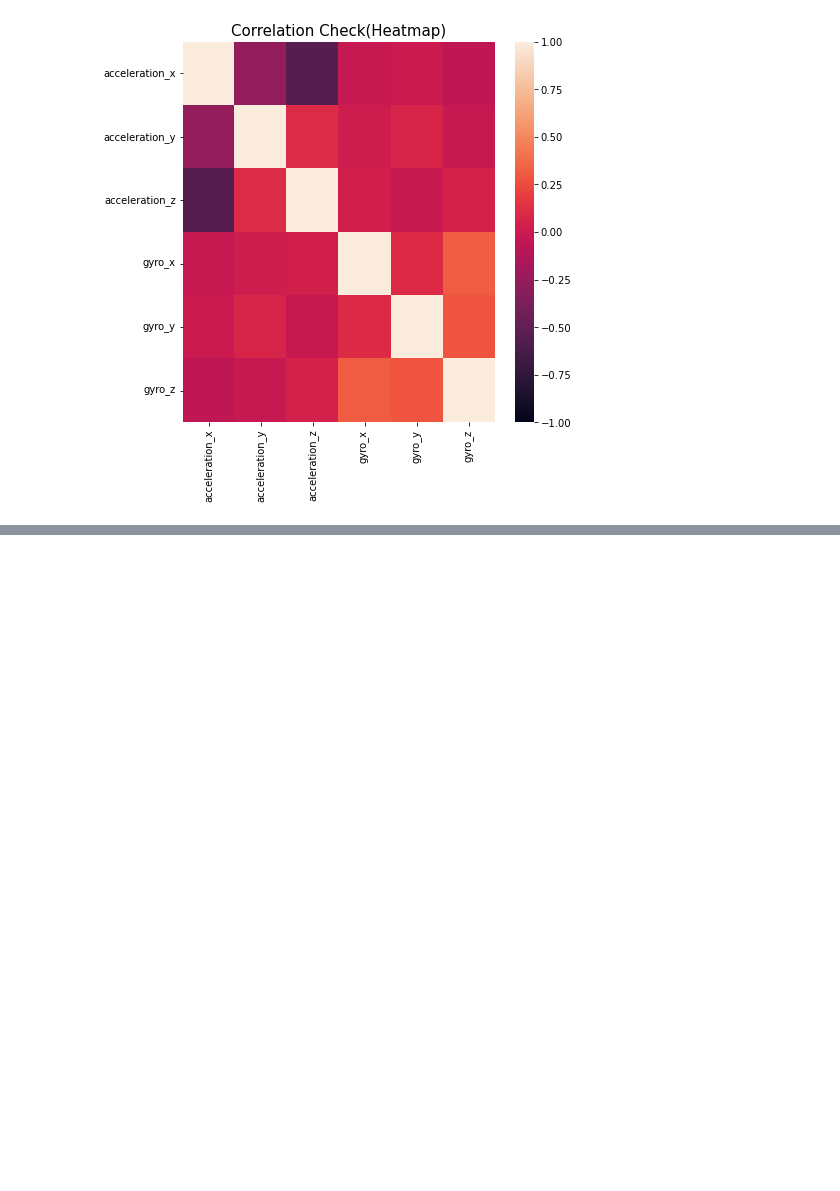
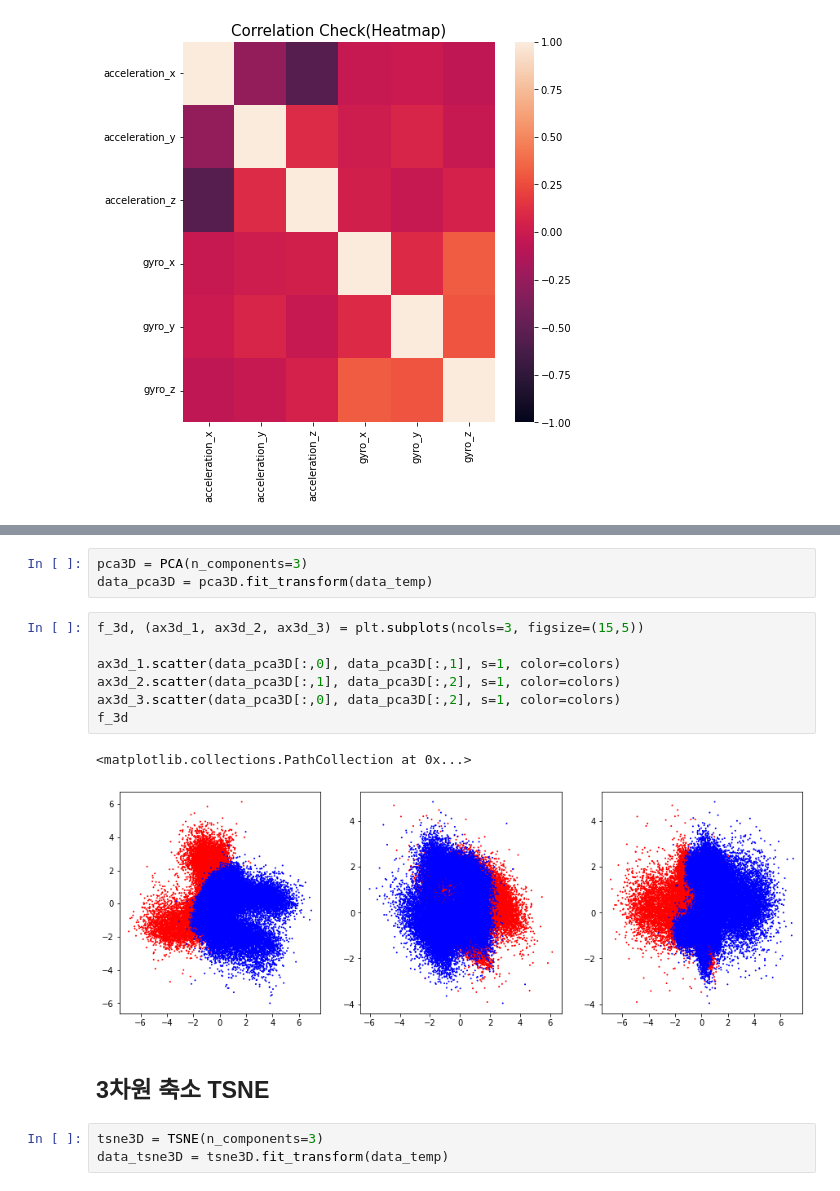
Before and after one commit to nonhashtag/Kinematics, a Jupyter notebook: EDA.ipynb, the cells around one changed output, grey strips where cells are left out. Drawn from its saved outputs; the diff is of its cells as text; blank space fills up the shorter version.

```diff
--- a/EDA.ipynb
+++ b/EDA.ipynb
@@ -105,0 +170,18 @@ plt.show()
+# %%
+pca3D = PCA(n_components=3)
+data_pca3D = pca3D.fit_transform(data_temp)
+# %%
+f_3d, (ax3d_1, ax3d_2, ax3d_3) = plt.subplots(ncols=3, figsize=(15,5))
+
+ax3d_1.scatter(data_pca3D[:,0], data_pca3D[:,1], s=1, color=colors)
+ax3d_2.scatter(data_pca3D[:,1], data_pca3D[:,2], s=1, color=colors)
+ax3d_3.scatter(data_pca3D[:,0], data_pca3D[:,2], s=1, color=colors)
+f_3d
+# %% [output]
+<matplotlib.collections.PathCollection at 0x...>
+[figure, added]
+# %% [markdown]
+## 3차원 축소 TSNE
+# %%
+tsne3D = TSNE(n_components=3)
+data_tsne3D = tsne3D.fit_transform(data_temp)
```
Also changed, not shown: parts of 13 cells of this notebook.
